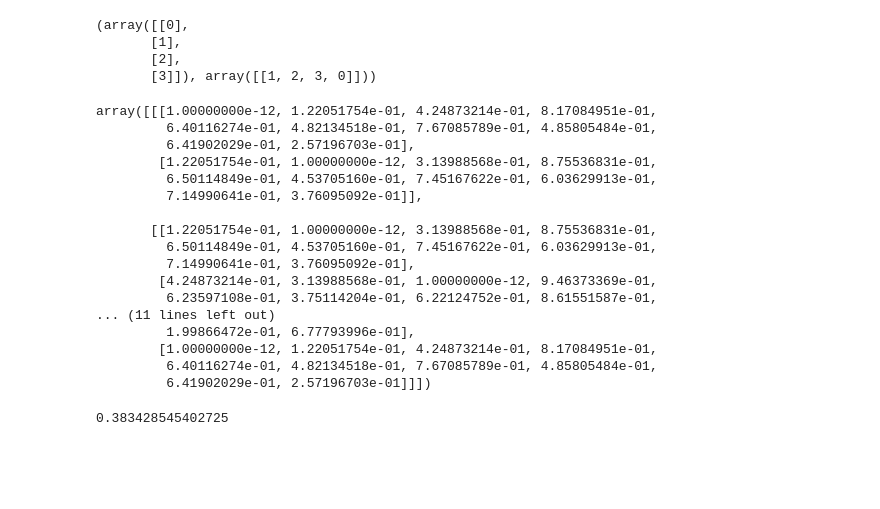
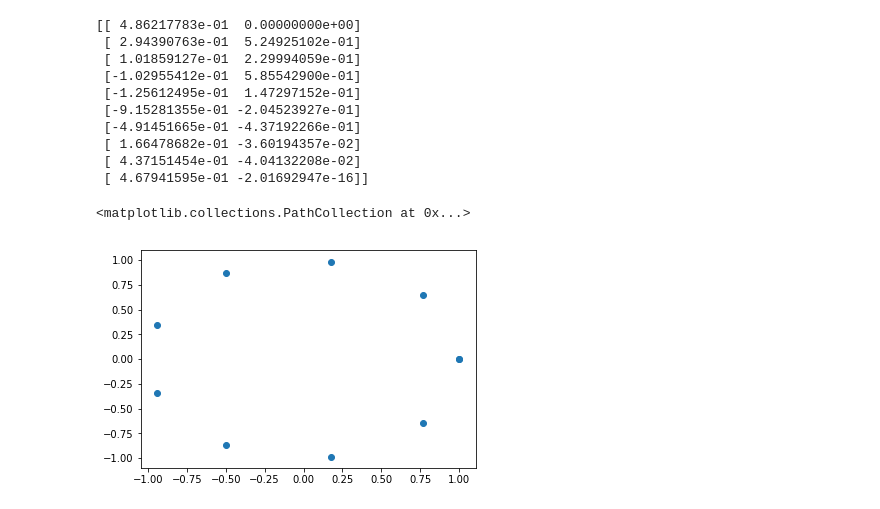
Before and after one commit to xetqL/TSP-AC, a Jupyter notebook: TSP-AC.ipynb, the cells around one changed output. Cells and saved outputs as stored; diff of their text form; code cells hidden in the pictures; blank space fills up the shorter version.

```diff
--- a/TSP-AC.ipynb
+++ b/TSP-AC.ipynb
@@ -117,32 +118,27 @@ TypeError: object of type 'numpy.int64' has no len()
-# %%
-r,c=zip(*pairwize(np.arange(2)))
-print(np.ix_(r,c))
-# %% [output]
-(array([[0],
-       [1],
-       [2],
-       [3]]), array([[1, 2, 3, 0]]))
-# %%
-distances[pairwize(np.arange(4))]
-# %% [output]
-array([[[1.00000000e-12, 1.22051754e-01, 4.24873214e-01, 8.17084951e-01,
-         6.40116274e-01, 4.82134518e-01, 7.67085789e-01, 4.85805484e-01,
-         6.41902029e-01, 2.57196703e-01],
-        [1.22051754e-01, 1.00000000e-12, 3.13988568e-01, 8.75536831e-01,
-         6.50114849e-01, 4.53705160e-01, 7.45167622e-01, 6.03629913e-01,
-         7.14990641e-01, 3.76095092e-01]],
-
-       [[1.22051754e-01, 1.00000000e-12, 3.13988568e-01, 8.75536831e-01,
-         6.50114849e-01, 4.53705160e-01, 7.45167622e-01, 6.03629913e-01,
-         7.14990641e-01, 3.76095092e-01],
-        [4.24873214e-01, 3.13988568e-01, 1.00000000e-12, 9.46373369e-01,
-         6.23597108e-01, 3.75114204e-01, 6.22124752e-01, 8.61551587e-01,
-... (11 lines left out)
-         1.99866472e-01, 6.77793996e-01],
-        [1.00000000e-12, 1.22051754e-01, 4.24873214e-01, 8.17084951e-01,
-         6.40116274e-01, 4.82134518e-01, 7.67085789e-01, 4.85805484e-01,
-         6.41902029e-01, 2.57196703e-01]]])
-# %%
-distances[tuple([0,1])]
-# %% [output]
-0.383428545402725
+# %%
+theta = np.ones((10, 2))
+theta[:, 0] = np.cos(np.linspace(0., 2*np.pi, 10))
+theta[:, 1] = np.sin(np.linspace(0., 2*np.pi, 10))
+
+# a, b = 1 * np.cos(theta), 1 * np.sin(theta)
+r = np.random.rand(10, 2)
+print(theta * r)
+cities = r * theta
+x,y = zip(*cities)
+theta = np.linspace(0, 2*np.pi, 10)
+r = np.random.rand((10))
+x, y =  np.cos(theta),  np.sin(theta)
+plt.scatter(x,y)
+# %% [output]
+[[ 4.86217783e-01  0.00000000e+00]
+ [ 2.94390763e-01  5.24925102e-01]
+ [ 1.01859127e-01  2.29994059e-01]
+ [-1.02955412e-01  5.85542900e-01]
+ [-1.25612495e-01  1.47297152e-01]
+ [-9.15281355e-01 -2.04523927e-01]
+ [-4.91451665e-01 -4.37192266e-01]
+ [ 1.66478682e-01 -3.60194357e-02]
+ [ 4.37151454e-01 -4.04132208e-02]
+ [ 4.67941595e-01 -2.01692947e-16]]
+<matplotlib.collections.PathCollection at 0x...>
+[figure, added]
```
Also changed, not shown: parts of 5 cells of this notebook.
